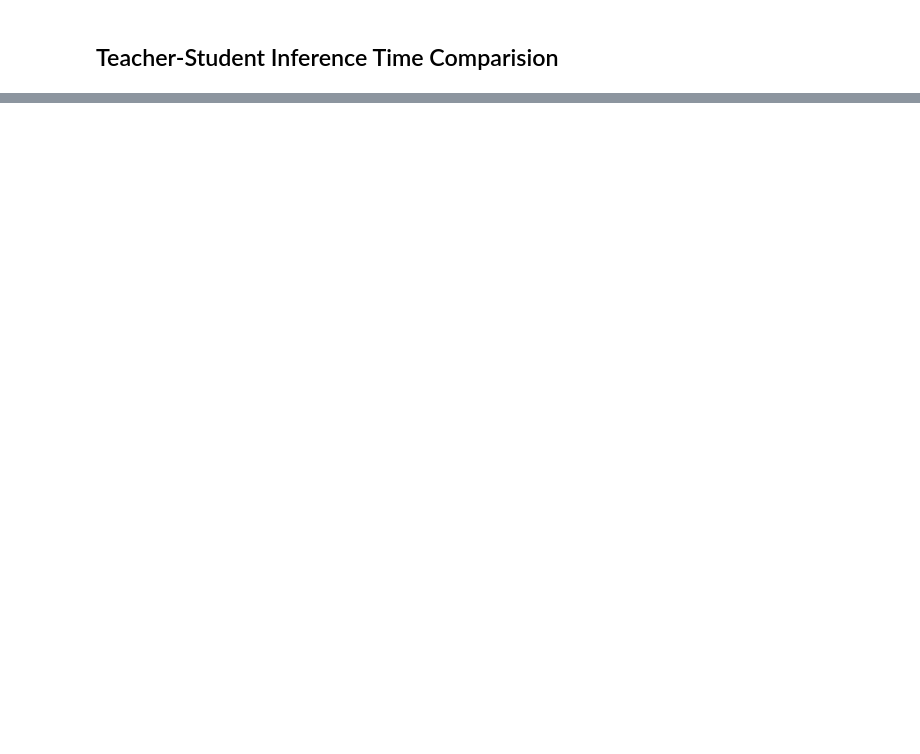
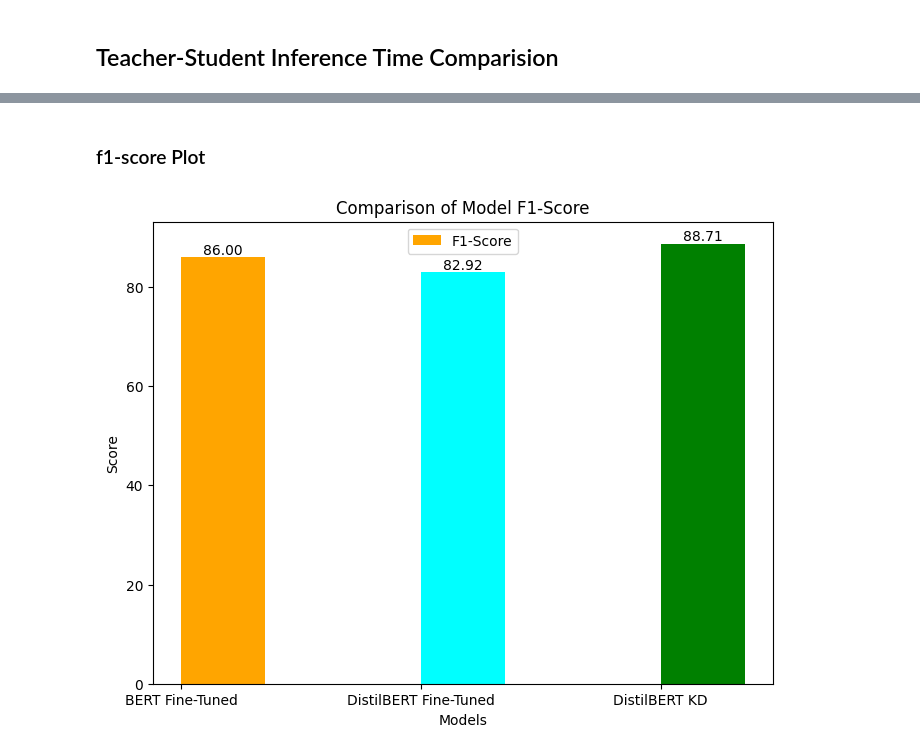
Before and after one commit to PathipatiYashwanthSai/Sentiment-Analysis-Using-Knowledge-Distillation, a Jupyter notebook: Sentiment_Analysis.ipynb, the cells around one changed output, grey strips where cells are left out. Drawn from its saved outputs; the diff is of its cells as text; code cells hidden in the pictures; blank space fills up the shorter version.

```diff
--- a/Sentiment_Analysis.ipynb
+++ b/Sentiment_Analysis.ipynb
@@ -658,0 +980,28 @@ print(decrease_in_time*100)
+# %% [markdown]
+### f1-score Plot
+# %%
+models = ["BERT Fine-Tuned", "DistilBERT Fine-Tuned", "DistilBERT KD"]
+f1_score = [bert_f1, distilbert_f1, distilbert_kd_f1]
+colors = ['orange', 'cyan', 'green']
+
+x = np.arange(len(models))
+width = 0.35
+
+fig, ax = plt.subplots(figsize=(8, 6))
+
+bars = ax.bar(x + width/2, f1_score, width, label='F1-Score', color=colors)
+
+for bar in bars:
+    height = bar.get_height()
+    ax.text(bar.get_x() + bar.get_width()/2, height, f'{height:.2f}', ha='center', va='bottom')
+
+ax.set_xlabel("Models")
+ax.set_ylabel("Score")
+ax.set_title("Comparison of Model F1-Score")
+ax.set_xticks(x)
+ax.set_xticklabels(models)
+ax.legend()
+
+plt.show()
+# %% [output]
+[figure, added]
```
Also changed, not shown: parts of 45 cells of this notebook, 5 other files.
